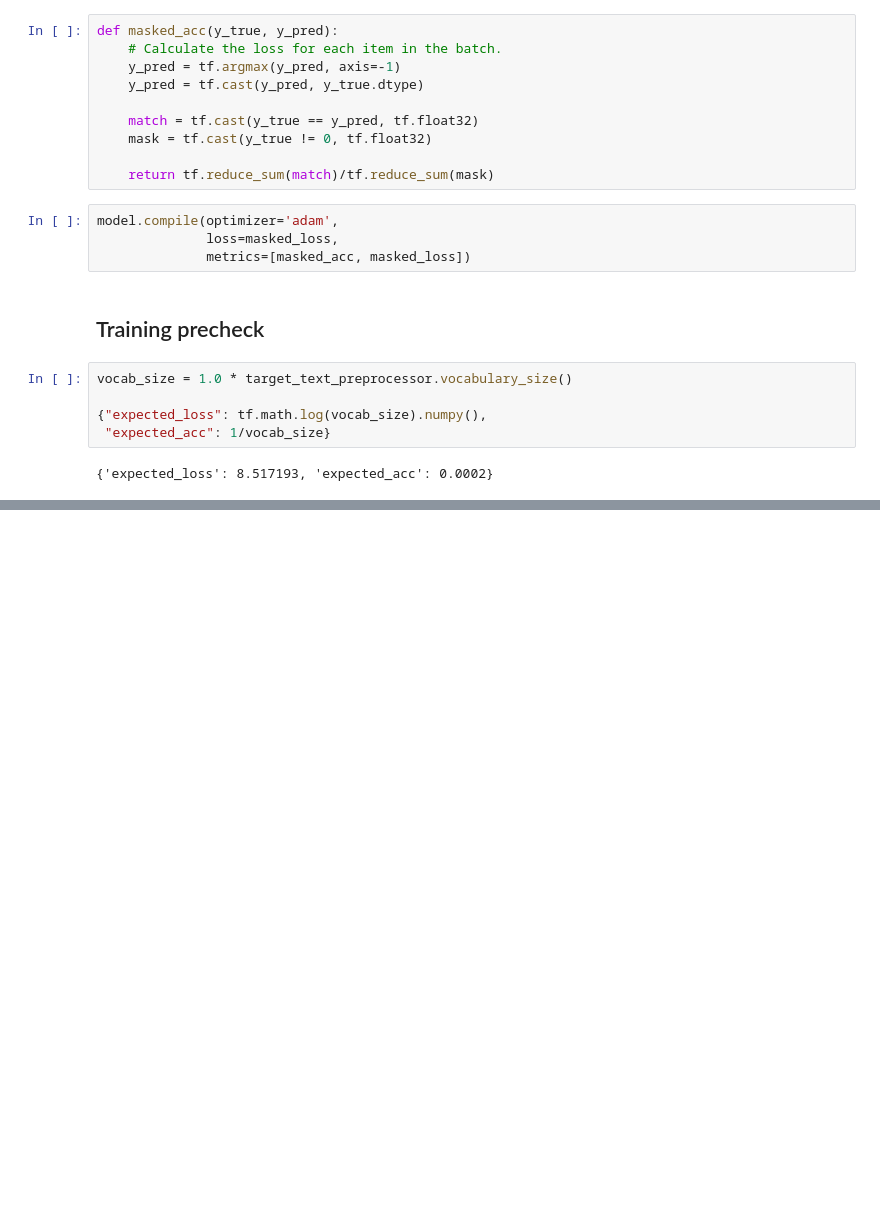
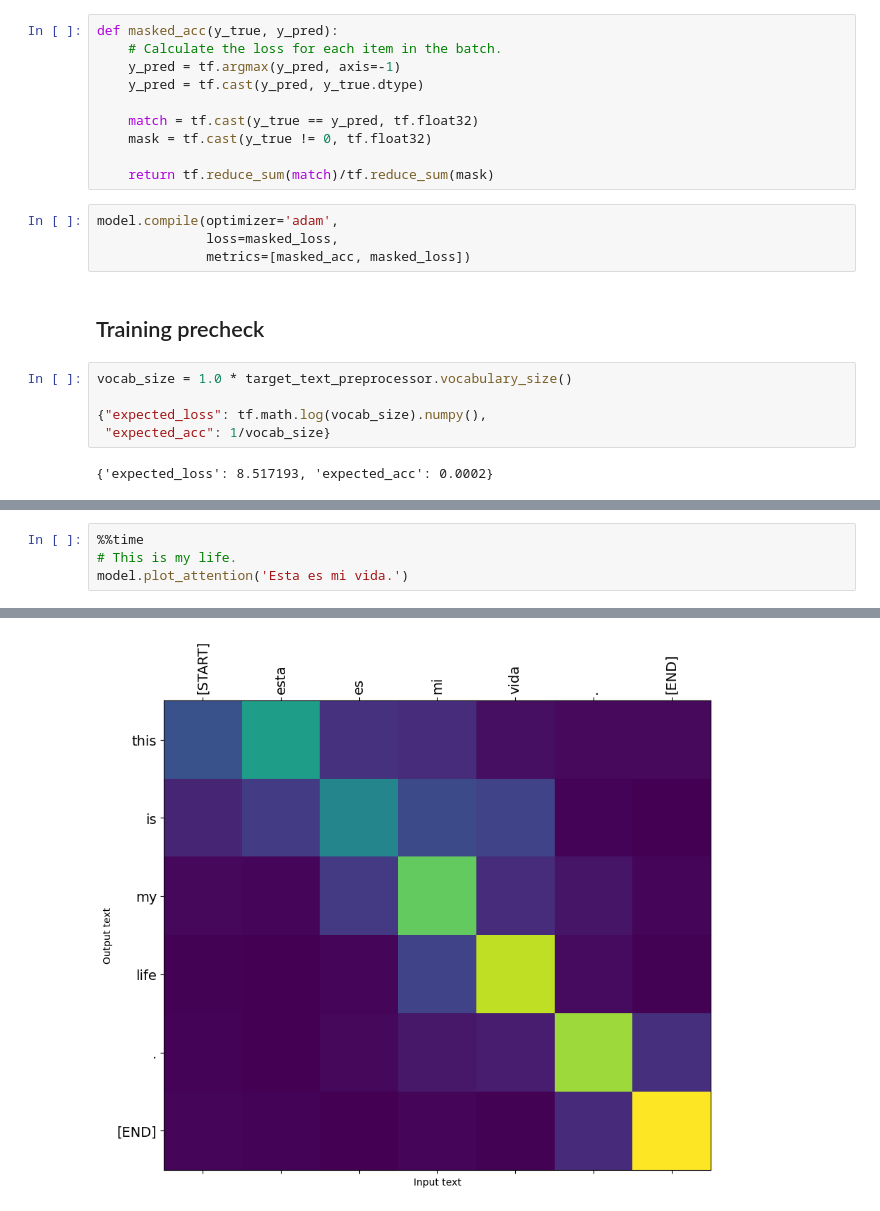
Before and after one commit to vincent05r/NMT-seq2seq-attention, a Jupyter notebook: nmt.ipynb, the cells around one changed output, grey strips where cells are left out. Cells and saved outputs as stored; diff of their text form; blank space fills up the shorter version.

```diff
--- a/nmt.ipynb
+++ b/nmt.ipynb
@@ -638,0 +744,5 @@ AttributeError: 'Translator' object has no attribute 'tokens_to_text'
+# %%
+%%time
+# This is my life.
+model.plot_attention('Esta es mi vida.')
+# %% [output]
@@ -638,0 +751 @@ AttributeError: 'Translator' object has no attribute 'tokens_to_text'
+[figure, added]
```
Also changed, not shown: parts of 24 cells of this notebook.
